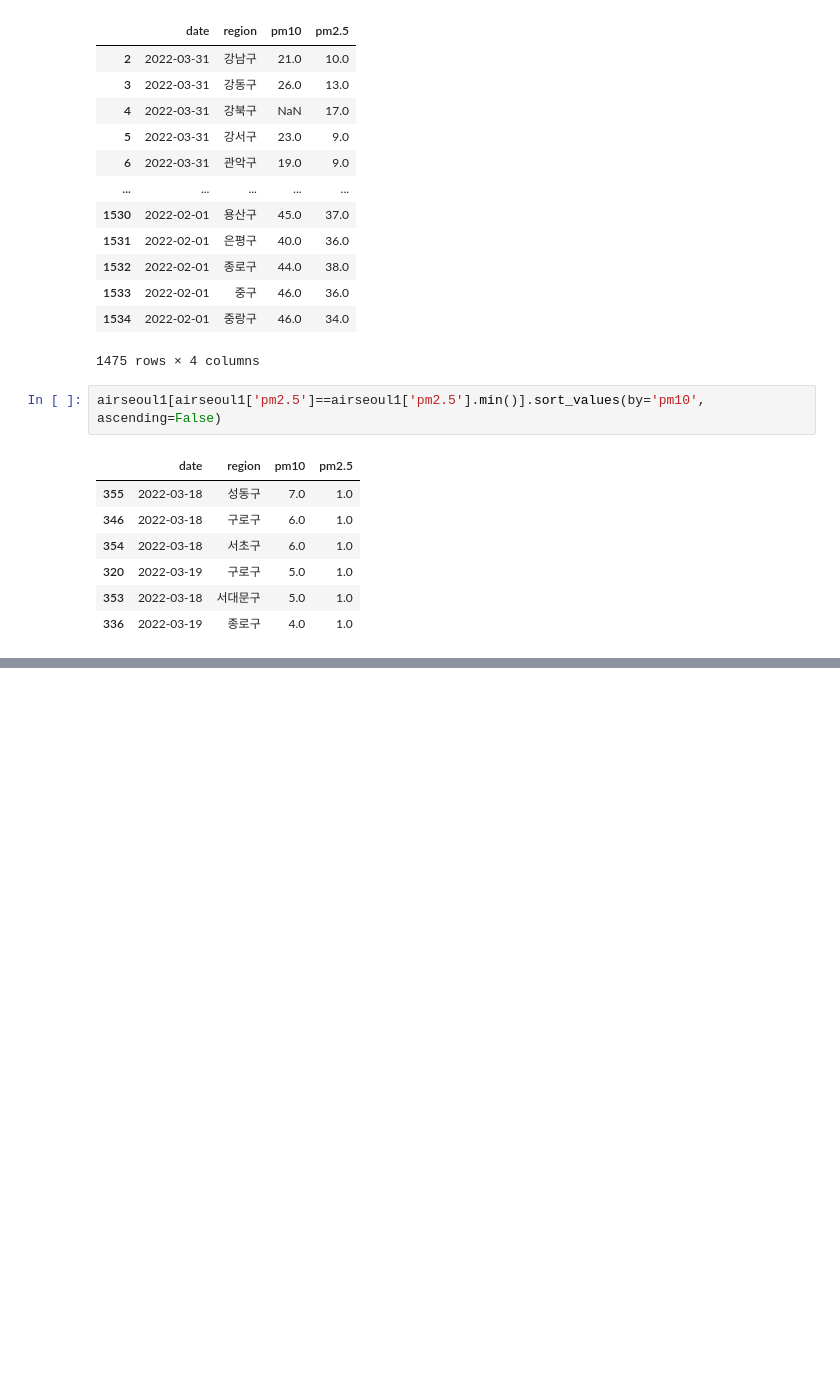
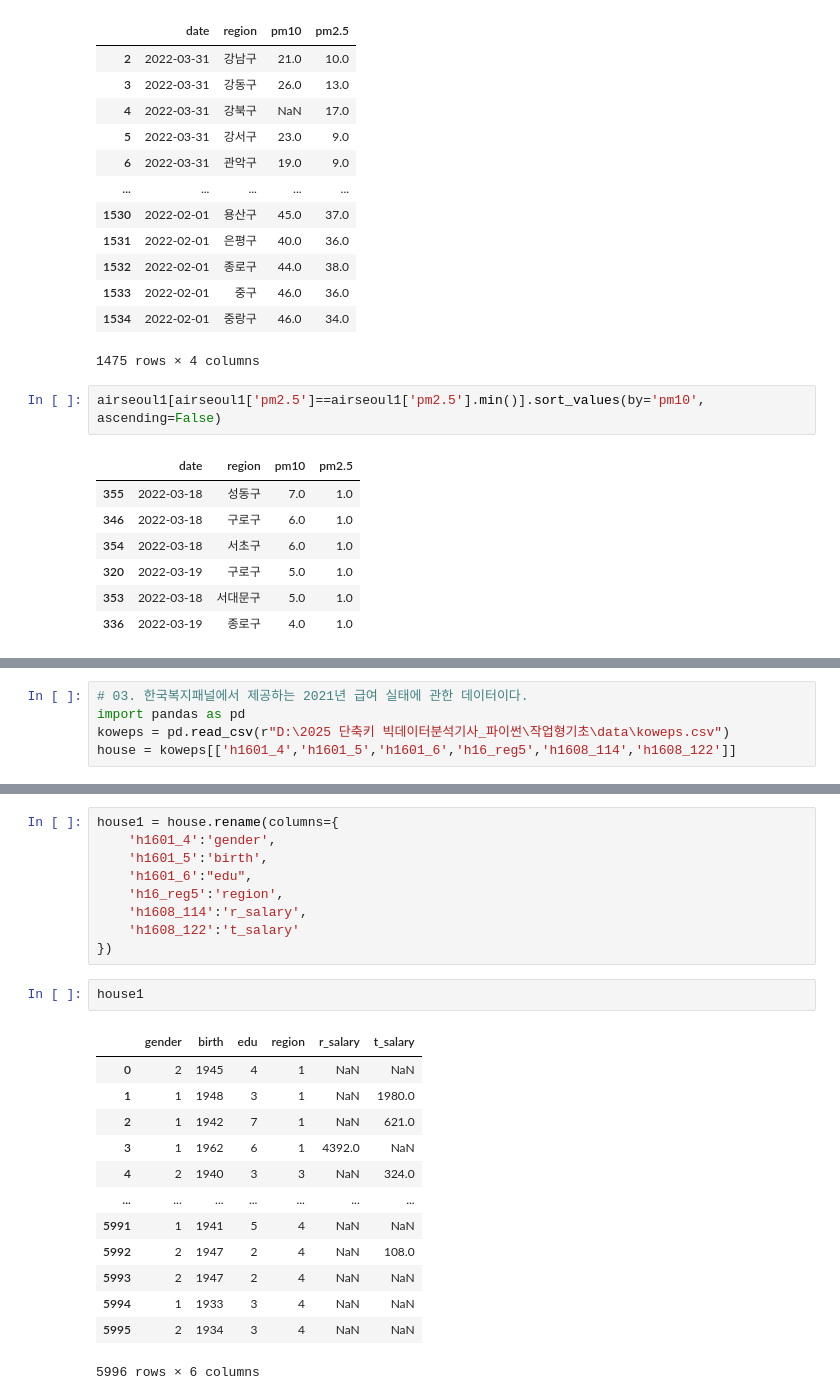
Before and after one commit to Indongspace/for_Data_Analysts-Song, a Jupyter notebook: 빅분기 복습/8장 실전문제.ipynb, the cells around one changed output, grey strips where cells are left out. Saved outputs shown, nothing was run; the diff lists cells and outputs as text; blank space fills up the shorter version.

```diff
--- a/빅분기 복습/8장 실전문제.ipynb
+++ b/빅분기 복습/8장 실전문제.ipynb
@@ -320,0 +462,5 @@ airseoul1[airseoul1['pm2.5']==airseoul1['pm2.5'].min()].sort_values(by='pm10', a
+# %%
+# 03. 한국복지패널에서 제공하는 2021년 급여 실태에 관한 데이터이다.
+import pandas as pd
+koweps = pd.read_csv(r"D:\2025 단축키 빅데이터분석기사_파이썬\작업형기초\data\koweps.csv")
+house = koweps[['h1601_4','h1601_5','h1601_6','h16_reg5','h1608_114','h1608_122']]
@@ -320,0 +483,25 @@ airseoul1[airseoul1['pm2.5']==airseoul1['pm2.5'].min()].sort_values(by='pm10', a
+# %%
+house1 = house.rename(columns={
+    'h1601_4':'gender',
+    'h1601_5':'birth',
+    'h1601_6':"edu",
+    'h16_reg5':'region',
+    'h1608_114':'r_salary',
+    'h1608_122':'t_salary'
+})
+# %%
+house1
+# %% [output]
+|  | gender | birth | edu | region | r_salary | t_salary |
+| 0 | 2 | 1945 | 4 | 1 | NaN | NaN |
+| 1 | 1 | 1948 | 3 | 1 | NaN | 1980.0 |
+| 2 | 1 | 1942 | 7 | 1 | NaN | 621.0 |
+| 3 | 1 | 1962 | 6 | 1 | 4392.0 | NaN |
+| 4 | 2 | 1940 | 3 | 3 | NaN | 324.0 |
+| ... | ... | ... | ... | ... | ... | ... |
+| 5991 | 1 | 1941 | 5 | 4 | NaN | NaN |
+| 5992 | 2 | 1947 | 2 | 4 | NaN | 108.0 |
+| 5993 | 2 | 1947 | 2 | 4 | NaN | NaN |
+| 5994 | 1 | 1933 | 3 | 4 | NaN | NaN |
+| 5995 | 2 | 1934 | 3 | 4 | NaN | NaN |
+5996 rows × 6 columns
```
Also changed, not shown: parts of 18 cells of this notebook.
